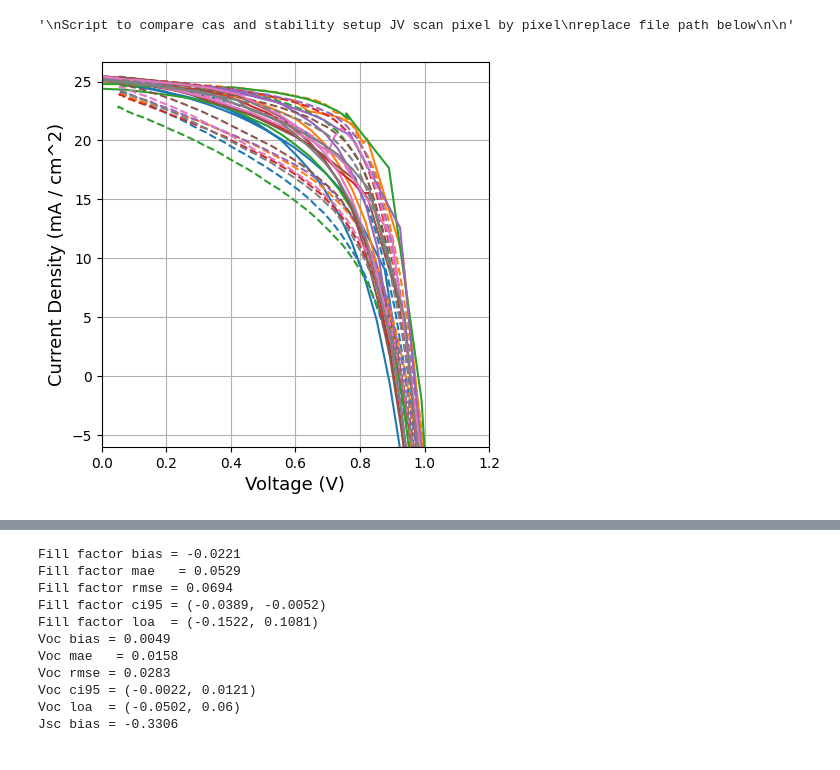
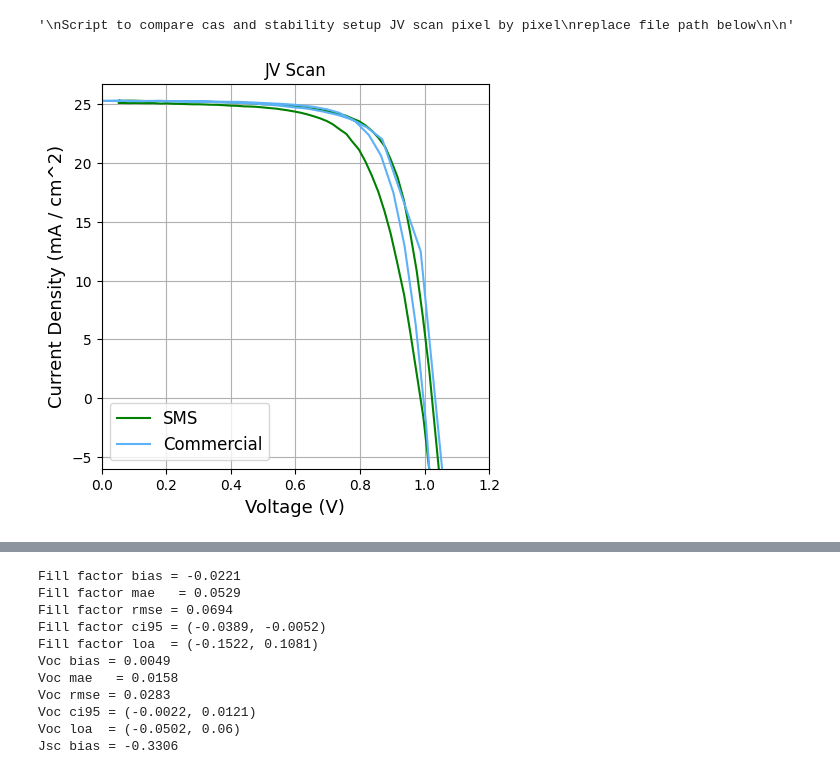
Before and after one commit to AndChen153/Stability-Setup, a Jupyter notebook: Stability-Setup_Python/data_visualization/scan_compare.ipynb, the cells around one changed output, grey strips where cells are left out. Saved outputs shown, nothing was run; the diff lists cells and outputs as text; code cells hidden in the pictures.

Commit message:
updated plots

```diff
--- a/Stability-Setup_Python/data_visualization/scan_compare.ipynb
+++ b/Stability-Setup_Python/data_visualization/scan_compare.ipynb
@@ -77,8 +77,72 @@ def get_stats(voltage, current):
         "Jsc": np.array(jsc_all),
         "Voc": np.array(voc_all)
     }
+from matplotlib.patches import Patch
 
-def plot_difference(ss_file_path, cas_directory, cas_str, plot_size, roll = 0):
+def create_styled_boxplot(data_list, labels, title, ylabel, output_filename="styled_boxplot.png", figsize=(8, 10)):
+    """
+    Creates and saves a styled box plot similar to the provided example image.
+
+    Args:
+        data_list (list): A list of NumPy arrays or lists, where each element is a dataset for a box.
+        labels (list): A list of strings for the x-axis labels.
+        title (str): The title for the plot.
+        ylabel (str): The label for the y-axis.
+        output_filename (str): The name of the file to save the plot.
+        figsize (tuple): The size of the figure.
+    """
+    # Define a color palette. You can customize this.
+    colors = ['green', '#5CB1F7', 'darkgreen', "#259AF9"]
+
+    fig, ax = plt.subplots(figsize=figsize)
+
+    # --- Main Boxplot Creation ---
+    bp = ax.boxplot(data_list,
+                    patch_artist=True,      # Crucial for filling boxes with color
+                    # labels=labels,
+                    showmeans=True,         # Shows the mean value as a point
+                    flierprops=dict(marker='.', markerfacecolor='black', markersize=4, linestyle='none'),
+                    meanprops=dict(marker='o', markerfacecolor='black', markeredgecolor='black', markersize=8),
+                    medianprops=dict(color='black', linewidth=1.5)
+                   )
+
+    # --- Styling the Plot ---
+    # Set the y-axis to a logarithmic scale (a key feature of the example)
+    # ax.set_yscale('log')
+    # You may need to adjust the y-limits based on your data's range
+    # ax.set_ylim(10**-3, 10**3)
+
+    # Set custom colors for each box
+    for i, box in enumerate(bp['boxes']):
+        box.set_facecolor(colors[i % len(colors)]) # Cycle through colors if not enough
+        box.set_edgecolor('black')
+
+    # Style whiskers and caps to be gray
+    for whisker, cap in zip(bp['whiskers'], bp['caps']):
+        whisker.set(color='gray', linewidth=1.5)
+        cap.set(color='gray', linewidth=1.5)
+
+    # --- Labels, Title, and Grid ---
+    ax.set_title(title, fontsize=16)
+    ax.set_ylabel(ylabel, fontsize=14)
+    ax.tick_params(axis='x', labelrotation=45)
+    ax.tick_params(axis='both', which='major', labelsize=12)
+    ax.grid(axis='y', linestyle='--', alpha=0.7, which='both')
+
+    # --- Custom Legend ---
+    # This is needed because a standard legend doesn't work well with boxplots
+    legend_elements = [Patch(facecolor=colors[i % len(colors)], edgecolor='black', label=labels[i]) for i in range(len(labels))]
+    ax.legend(handles=legend_elements, loc='best', fontsize=12)
+    ax.tick_params(axis='x', bottom=False)
+    ax.set_ylim(0, 1)
+    ax.set_xticklabels([])
+
+    # --- Save and Show ---
+    plt.tight_layout()
+    plt.savefig(output_filename, dpi=300) # Save with high resolution
+    plt.show()
+
+def plot_difference(ss_file_path, cas_directory, cas_str, plot_size,pixels_to_plot, roll = 0):
     # cas_directory = ""
     # cas_directory = r"C:\Users\achen\Dropbox\code\Stability-Setup\data\Mar-4-2025 4 device test\2025-03-04-- cas New PCB 4 Device comparison\devices\device_2"
     np.set_printoptions(threshold=np.inf)
@@ -195,22 +259,22 @@ def plot_difference(ss_file_path, cas_directory, cas_str, plot_size, roll = 0):
     plt.grid()
     ax = plt.gca()
 
-    for i in range(8):
+    for i in pixels_to_plot:
         # plt.title(f"Pixel{i}")
 
         lineName = "SMS"
         if ss_file_path:
             plt.plot(pixel_V[:,i],
                      pixel_mA[:,i],
-                     linestyle='--',
-                     color=colors[i % len(colors)],
+                    #  linestyle='--',
+                     color='green',
                      label = lineName)
         if True:
             # plt.hlines(pce[i], x_start, x_end, label="cas_pce" + str(i + 1))
             plt.plot(cas_voltage[:,i],
                      cas_current[:,i],
-                     color=colors[i % len(colors)],
-                     label = "CAS")
+                     color="#5CB1F7",
+                     label = "Commercial")
 
         # print(f"cas forward:{ff_cas_f[i]}")
         # print(f"sms forward:{ff_sms_f[i]}")
@@ -218,7 +282,8 @@ def plot_difference(ss_file_path, cas_directory, cas_str, plot_size, roll = 0):
         # print(f"sms reverse:{ff_sms_R[i]}")
 
         # plt.legend(bbox_to_anchor=(0.25, 0.16))
-    # plt.legend()
+    plt.title("JV Scan")
+    plt.legend(fontsize=12, loc='best')
     plt.savefig(
             "JV_Plot.png",         # output filename (extension defines format)
         )
@@ -301,16 +366,16 @@ for i in range(4,5):
 
 # Trial with CAS holder
 sms_files = [
-	rf"C:\Users\achen\Dropbox\code\Stability-Setup\data\Apr-03-2025 19_41_27\Apr-03-2025_19-41-45__ID1__light__scan.csv",
+	# rf"C:\Users\achen\Dropbox\code\Stability-Setup\data\Apr-03-2025 19_41_27\Apr-03-2025_19-41-45__ID1__light__scan.csv",
 	rf"C:\Users\achen\Dropbox\code\Stability-Setup\data\Apr-03-2025 19_41_27\Apr-03-2025_19-41-45__ID2__light__scan.csv",
-	rf"C:\Users\achen\Dropbox\code\Stability-Setup\data\Apr-03-2025 19_41_27\Apr-03-2025_19-41-45__ID3__light__scan.csv",
-	rf"C:\Users\achen\Dropbox\code\Stability-Setup\data\Apr-03-2025 19_41_27\Apr-03-2025_19-41-45__ID4__light__scan.csv",
+	# rf"C:\Users\achen\Dropbox\code\Stability-Setup\data\Apr-03-2025 19_41_27\Apr-03-2025_19-41-45__ID3__light__scan.csv",
+	# rf"C:\Users\achen\Dropbox\code\Stability-Setup\data\Apr-03-2025 19_41_27\Apr-03-2025_19-41-45__ID4__light__scan.csv",
 ]
 cas_files = [
-	rf"C:\Users\achen\Dropbox\code\Stability-Setup\data\Apr-03-2025 19_41_27\devices\1",
+	# rf"C:\Users\achen\Dropbox\code\Stability-Setup\data\Apr-03-2025 19_41_27\devices\1",
 	rf"C:\Users\achen\Dropbox\code\Stability-Setup\data\Apr-03-2025 19_41_27\devices\2",
-	rf"C:\Users\achen\Dropbox\code\Stability-Setup\data\Apr-03-2025 19_41_27\devices\3",
-	rf"C:\Users\achen\Dropbox\code\Stability-Setup\data\Apr-03-2025 19_41_27\devices\4",
+	# rf"C:\Users\achen\Dropbox\code\Stability-Setup\data\Apr-03-2025 19_41_27\devices\3",
+	# rf"C:\Users\achen\Dropbox\code\Stability-Setup\data\Apr-03-2025 19_41_27\devices\4",
 ]
 
 # Trial with SMS sample holder
@@ -345,8 +410,9 @@ box_plot_data_voc = [[],[],[],[]]
 box_plot_data_ff = [[],[],[],[]]
 box_plot_data_jsc = [[],[],[],[]]
 box_plot_data_pce = [[],[],[],[]]
+pixels_to_plot=[2]
 for ss_file, cas in files:
-    results = plot_difference(ss_file, cas, "_4_0", (5,5))
+    results = plot_difference(ss_file, cas, "_4_0", (5,5),pixels_to_plot)
     # print(np.argsort(ff_diffs_forward))
     # print(np.argsort(ff_diffs_reverse))
     # print(np.argsort(voc_diffs_forward))
@@ -403,6 +469,7 @@ FIGSIZE = (5, 5)     # e.g. 8.6 cm × 6.6 cm  (single-column width)
 fig, ax = plt.subplots(figsize=FIGSIZE)
 ax.boxplot(box_plot_data_ff, labels=labels_ff)
 
+
 # ax.set_xticklabels(labels_ff, rotation=45, ha='right')
 ax.tick_params(axis='both', which='major', labelsize=14)
 
@@ -415,31 +482,32 @@ ax.set_ylim(0, 1)   # <-- change the numbers to whatever bounds you want
 
 plt.savefig(
             "Comparison_FF_BoxPlot.png",         # output filename (extension defines format)
         )
 plt.show()
+create_styled_boxplot(box_plot_data_ff, labels_ff, "SMS vs Commercial Fill Factor", "Fill Factor", figsize=FIGSIZE)
 
 labels_voc = ['Forward Voc SMS', 'Forward Voc CAS','Reverse Voc SMS','Reverse Voc CAS',]
 plt.boxplot(box_plot_data_voc, labels=labels_voc)
 plt.xticks(rotation=45, ha='right')  # Rotate labels diagonally
 plt.title("SMS vs CAS Voc")
 plt.ylabel("V")
 plt.show()
 
 labels_jsc = ['Forward Jsc SMS', 'Forward Jsc CAS','Reverse Jsc SMS','Reverse Jsc CAS',]
 plt.boxplot(box_plot_data_jsc, labels=labels_jsc)
 plt.xticks(rotation=45, ha='right')  # Rotate labels diagonally
 plt.title("SMS vs CAS Jsc")
 plt.ylabel("mA/cm²")
 plt.show()
 
 # print(box_plot_data_ff)
 print(f"Total Average FF diff (% fill factor) = {np.mean(all_ff_diff_filtered)}")
 print(f"Total Average VOC diff (V)= {np.mean(all_voc_diff_filtered)}")
 print(f"Total Average JSC diff (mA/cm²)= {np.mean(all_jsc_diff_filtered)}")
 print(f"Total Average PCE diff (% PCE)= {np.mean(all_pce_diff_filtered)}")
 print(f"Total Average FF diff Raw (% fill factor)= {np.mean(all_ff_diff_raw_filtered)}")
 print(f"Total Average VOC diff Raw (V)= {np.mean(all_voc_diff_raw_filtered)}")
 print(f"Total Average JSC diff Raw (mA/cm²)= {np.mean(all_jsc_diff_raw_filtered)}")
 print(f"Total Average PCE diff Raw (% PCE)= {np.mean(all_pce_diff_raw_filtered)}")
 # %% [output]
-[figure, old version]
+[figure, new version]
```
Also changed, not shown: parts of 1 cell of this notebook, 8 other files.
